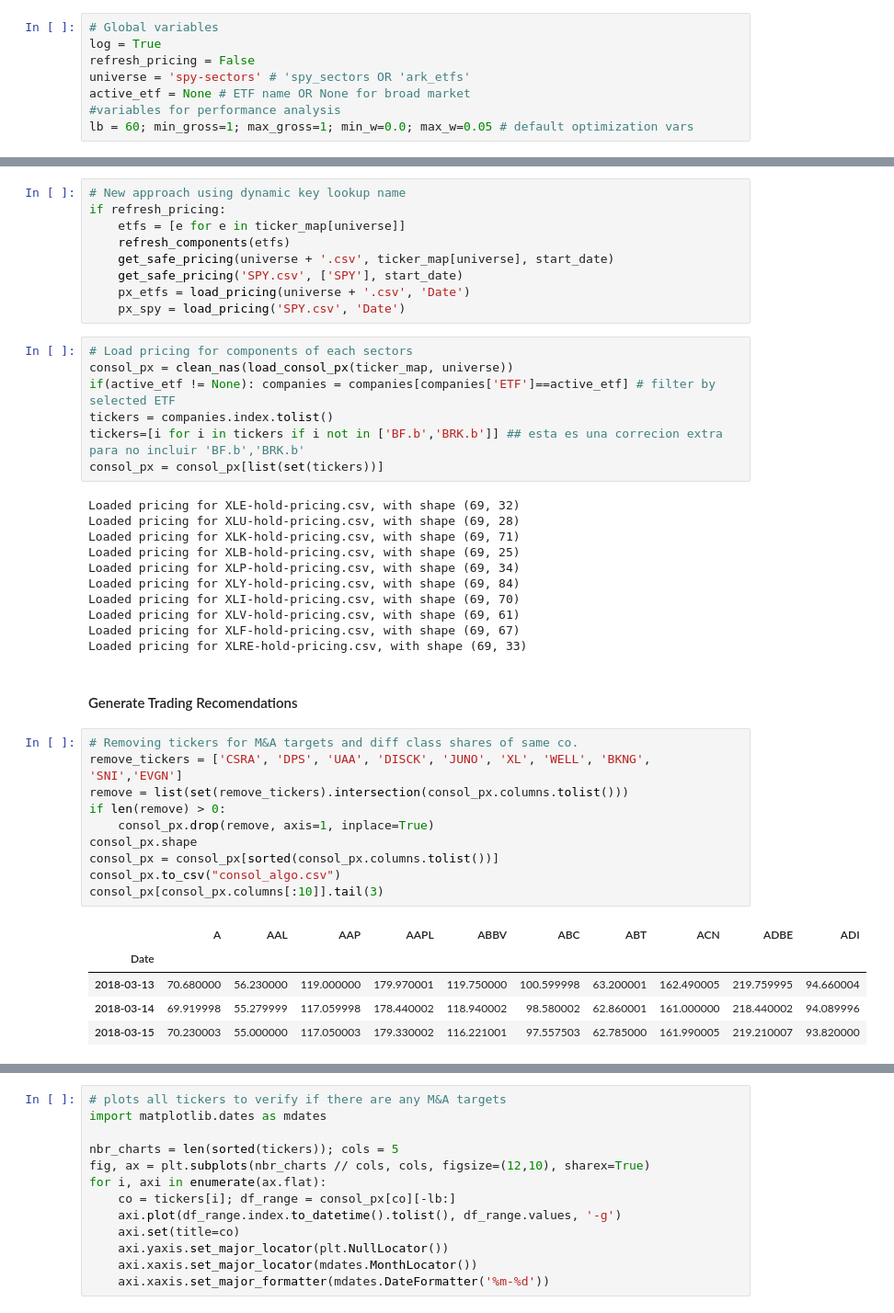
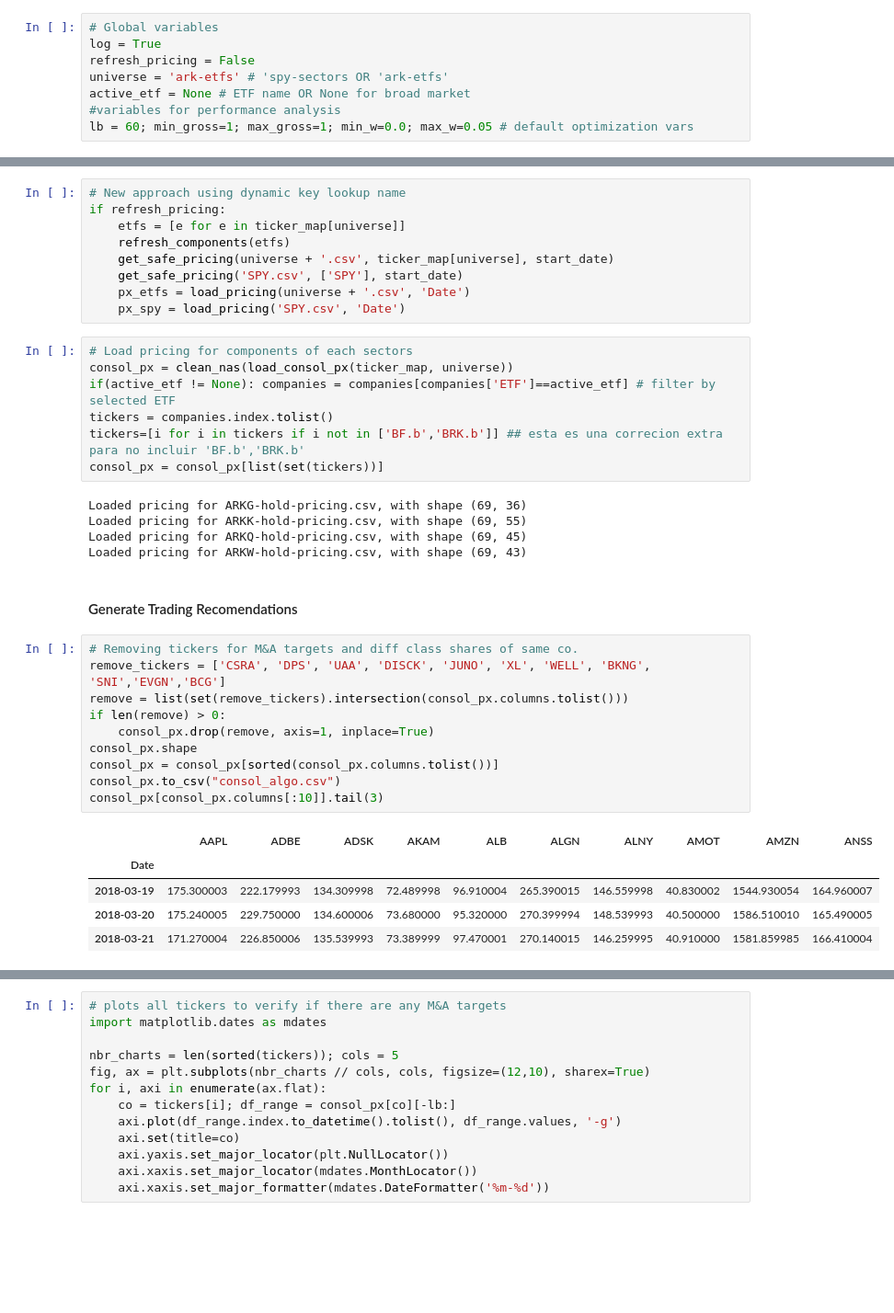
Before and after one commit to veigaco/quantum, a Jupyter notebook: algo_staging-v2.ipynb, the cells around one changed output, grey strips where cells are left out. Shown at 92% size. Drawn from its saved outputs; the diff is of its cells as text; blank space fills up the shorter version.

```diff
--- a/algo_staging-v2.ipynb
+++ b/algo_staging-v2.ipynb
@@ -23,7 +23,7 @@ from mvo_utils_v2 import *
 # Global variables
 log = True
 refresh_pricing = False
-universe = 'spy-sectors' # 'spy_sectors OR 'ark_etfs'
+universe = 'ark-etfs' # 'spy-sectors OR 'ark-etfs'
 active_etf = None # ETF name OR None for broad market
 #variables for performance analysis
 lb = 60; min_gross=1; max_gross=1; min_w=0.0; max_w=0.05 # default optimization vars
@@ -98,34 +98,28 @@ tickers = companies.index.tolist()
 tickers=[i for i in tickers if i not in ['BF.b','BRK.b']] ## esta es una correcion extra para no incluir 'BF.b','BRK.b'
 consol_px = consol_px[list(set(tickers))]
 # %% [output]
-Loaded pricing for XLE-hold-pricing.csv, with shape (69, 32)
-Loaded pricing for XLU-hold-pricing.csv, with shape (69, 28)
-Loaded pricing for XLK-hold-pricing.csv, with shape (69, 71)
-Loaded pricing for XLB-hold-pricing.csv, with shape (69, 25)
-Loaded pricing for XLP-hold-pricing.csv, with shape (69, 34)
-Loaded pricing for XLY-hold-pricing.csv, with shape (69, 84)
-Loaded pricing for XLI-hold-pricing.csv, with shape (69, 70)
-Loaded pricing for XLV-hold-pricing.csv, with shape (69, 61)
-Loaded pricing for XLF-hold-pricing.csv, with shape (69, 67)
-Loaded pricing for XLRE-hold-pricing.csv, with shape (69, 33)
+Loaded pricing for ARKG-hold-pricing.csv, with shape (69, 36)
+Loaded pricing for ARKK-hold-pricing.csv, with shape (69, 55)
+Loaded pricing for ARKQ-hold-pricing.csv, with shape (69, 45)
+Loaded pricing for ARKW-hold-pricing.csv, with shape (69, 43)
 # %% [markdown]
 #### Generate Trading Recomendations
 # %%
 # Removing tickers for M&A targets and diff class shares of same co.
-remove_tickers = ['CSRA', 'DPS', 'UAA', 'DISCK', 'JUNO', 'XL', 'WELL', 'BKNG', 'SNI','EVGN']
+remove_tickers = ['CSRA', 'DPS', 'UAA', 'DISCK', 'JUNO', 'XL', 'WELL', 'BKNG', 'SNI','EVGN','BCG']
 remove = list(set(remove_tickers).intersection(consol_px.columns.tolist()))
 if len(remove) > 0:
     consol_px.drop(remove, axis=1, inplace=True)
 consol_px.shape
 consol_px = consol_px[sorted(consol_px.columns.tolist())]
 consol_px.to_csv("consol_algo.csv")
 consol_px[consol_px.columns[:10]].tail(3)
 # %% [output]
-|  | A | AAL | AAP | AAPL | ABBV | ABC | ABT | ACN | ADBE | ADI |
+|  | AAPL | ADBE | ADSK | AKAM | ALB | ALGN | ALNY | AMOT | AMZN | ANSS |
 | Date |  |  |  |  |  |  |  |  |  |  |
-| 2018-03-13 | 70.680000 | 56.230000 | 119.000000 | 179.970001 | 119.750000 | 100.599998 | 63.200001 | 162.490005 | 219.759995 | 94.660004 |
-| 2018-03-14 | 69.919998 | 55.279999 | 117.059998 | 178.440002 | 118.940002 | 98.580002 | 62.860001 | 161.000000 | 218.440002 | 94.089996 |
-| 2018-03-15 | 70.230003 | 55.000000 | 117.050003 | 179.330002 | 116.221001 | 97.557503 | 62.785000 | 161.990005 | 219.210007 | 93.820000 |
+| 2018-03-19 | 175.300003 | 222.179993 | 134.309998 | 72.489998 | 96.910004 | 265.390015 | 146.559998 | 40.830002 | 1544.930054 | 164.960007 |
+| 2018-03-20 | 175.240005 | 229.750000 | 134.600006 | 73.680000 | 95.320000 | 270.399994 | 148.539993 | 40.500000 | 1586.510010 | 165.490005 |
+| 2018-03-21 | 171.270004 | 226.850006 | 135.539993 | 73.389999 | 97.470001 | 270.140015 | 146.259995 | 40.910000 | 1581.859985 | 166.410004 |
 # %%
 # range of potential gammas using logspace
 as_of = consol_px.index.to_datetime()[-1:] # date as of when we want the weights vector
```
Also changed, not shown: parts of 6 cells of this notebook, 20 other files.
